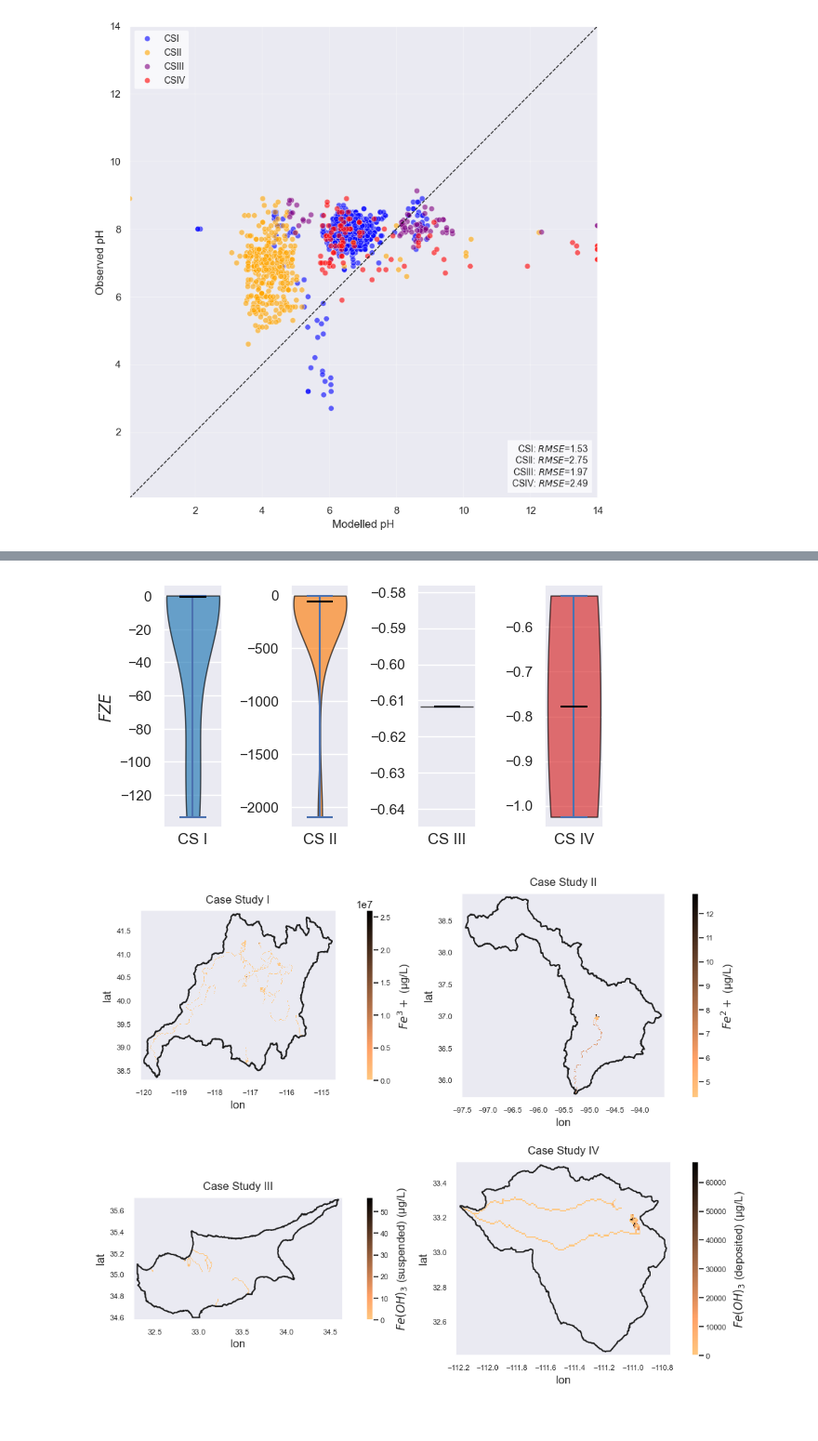
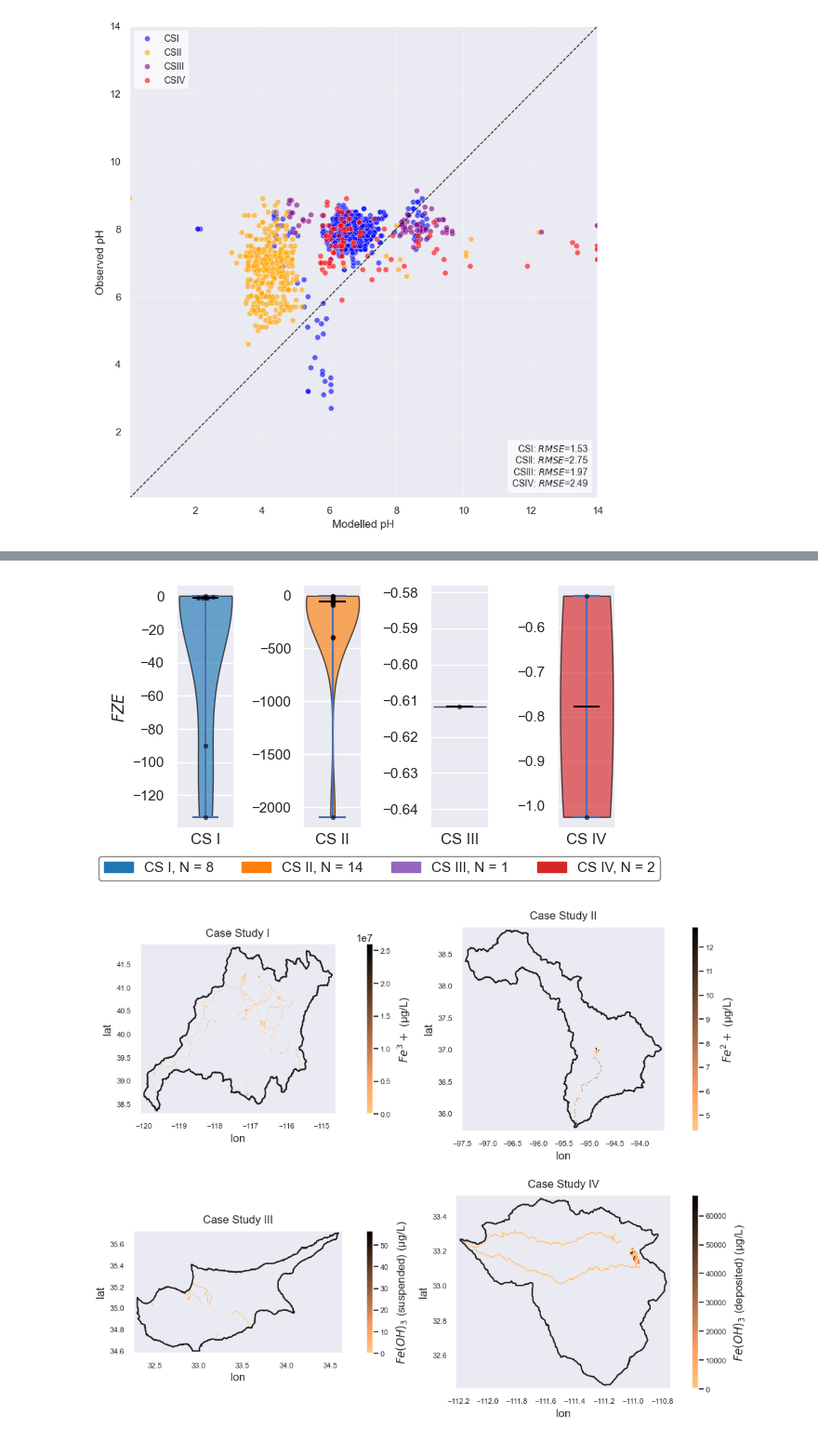
Before and after one commit to lgroenhart/AMDFLOW, a Jupyter notebook: val_plots.ipynb, the cells around one changed output, grey strips where cells are left out. Shown at 93% size. Drawn from its saved outputs; the diff is of its cells as text; code cells hidden in the pictures.

Commit message:
added jitter scatter in violins + N amount

```diff
--- a/val_plots.ipynb
+++ b/val_plots.ipynb
@@ -578,29 +608,48 @@ fig.savefig("../images/iron_violins", dpi = 300, bbox_inches = "tight")
 # %%
 textwidth_in = 418.25368 / 72.27
 fig, axes = plt.subplots(1, 4, figsize=(textwidth_in, textwidth_in * 0.55),
                          sharey=False)
 
 cs_colors = ["tab:blue", "tab:orange", "tab:purple", "tab:red"]
 cs_labels  = ["CS I", "CS II", "CS III", "CS IV"]
 data = [csi_fe_dis["FZE"], csii_fe_dis["FZE"], csiii_fe_dis["FZE"], csiv_fe_dis["FZE"]]
+patches = []
+for color, label in zip(cs_colors, x[0]):
+    d = pick_data(label, "Fe-Dis")
+    patches.append(mpatches.Patch(color=color, label=f"{label}, N = {len(d)}"))
 
 for ax, vals, color, label in zip(axes, data, cs_colors, cs_labels):
-    parts = ax.violinplot(vals.dropna(), showmedians=True)
+    clean_vals = vals.dropna()
+    parts = ax.violinplot(clean_vals, positions=[1], widths=0.6, showmedians=True)
+
     for body in parts["bodies"]:
         body.set_facecolor(color)
         body.set_edgecolor("black")
         body.set_alpha(0.65)
     parts["cmedians"].set_color("black")
 
+    x_points = jitter_by_proximity(clean_vals.values, center=1, max_width=0.08, threshold=0.08)
+    ax.scatter(x_points, clean_vals, color="black", s=8, alpha=0.5, zorder=3)
+
     ax.set_xticks([])
     ax.set_xlabel(label)
     if ax == axes[0]:
         ax.set_ylabel("$FZE$")
-
+fig.legend(
+    handles=patches,
+    loc="lower center",
+    bbox_to_anchor=(0.53, -0.08),
+    bbox_transform=fig.transFigure,
+    framealpha=0.9,
+    facecolor="white",
+    edgecolor="gray",
+    ncol=4,
+)
+fig.subplots_adjust(bottom=0.18)
 fig.tight_layout()
 fig.savefig("../images/iron_violins.png", dpi=300, bbox_inches="tight")
 # %% [output]
-[figure, old version]
+[figure, new version]
 # %%
 def get_var_from_amd(vars):
     csi_amd = xr.open_dataset("../data/validation data/AMDFLOW_CSI_1960-2015_W.nc")
```
Also changed, not shown: parts of 4 cells of this notebook.
